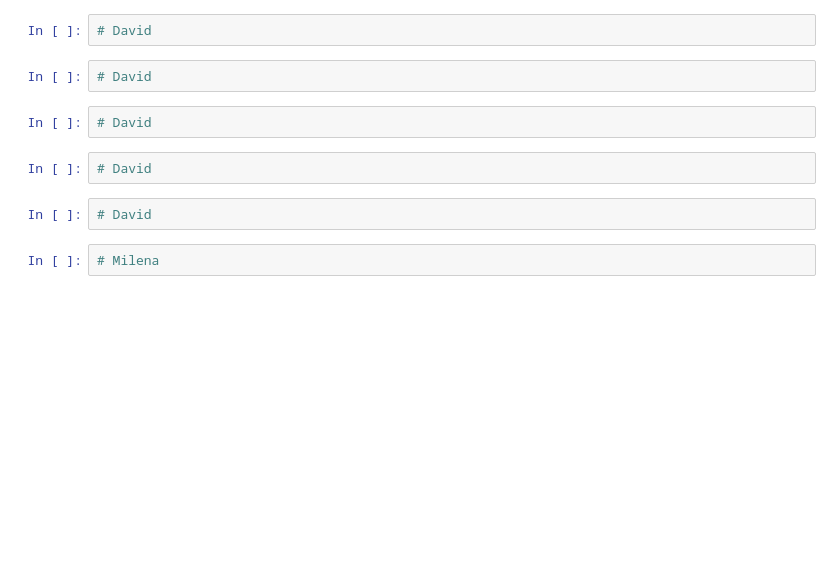
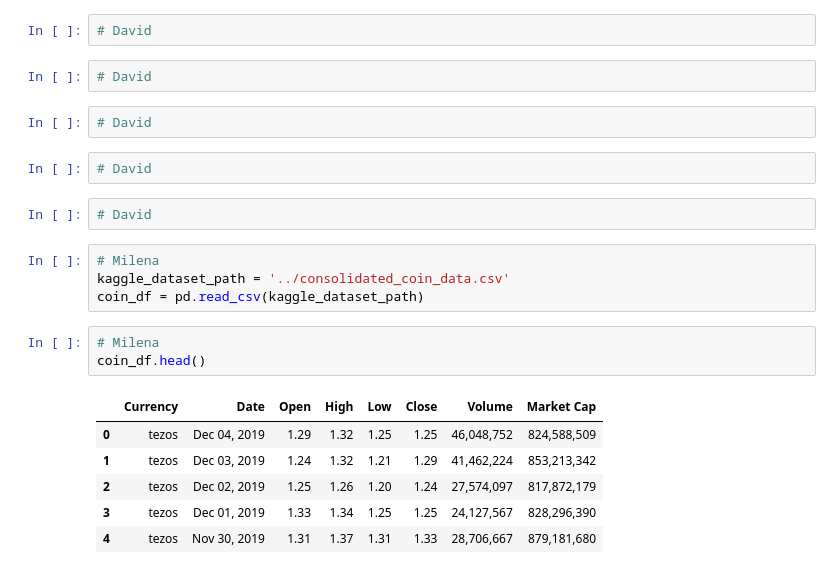
Before and after one commit to nickkyklausng/Crypto-Assignment, a Jupyter notebook: Crypto-Assignment-v2.ipynb, the cells around one changed output. Saved outputs shown, nothing was run; the diff lists cells and outputs as text; blank space fills up the shorter version.

```diff
--- a/Crypto-Assignment-v2.ipynb
+++ b/Crypto-Assignment-v2.ipynb
@@ -28,7 +28,19 @@ import csv
 # David
 # %%
 # David
+# %%
+# Milena
+kaggle_dataset_path = '../consolidated_coin_data.csv'
+coin_df = pd.read_csv(kaggle_dataset_path)
 # %%
 # Milena
+coin_df.head()
+# %% [output]
+|  | Currency | Date | Open | High | Low | Close | Volume | Market Cap |
+| 0 | tezos | Dec 04, 2019 | 1.29 | 1.32 | 1.25 | 1.25 | 46,048,752 | 824,588,509 |
+| 1 | tezos | Dec 03, 2019 | 1.24 | 1.32 | 1.21 | 1.29 | 41,462,224 | 853,213,342 |
+| 2 | tezos | Dec 02, 2019 | 1.25 | 1.26 | 1.20 | 1.24 | 27,574,097 | 817,872,179 |
+| 3 | tezos | Dec 01, 2019 | 1.33 | 1.34 | 1.25 | 1.25 | 24,127,567 | 828,296,390 |
+| 4 | tezos | Nov 30, 2019 | 1.31 | 1.37 | 1.31 | 1.33 | 28,706,667 | 879,181,680 |
 # %%
 # Milena
```
Also changed, not shown: parts of 6 cells of this notebook.
